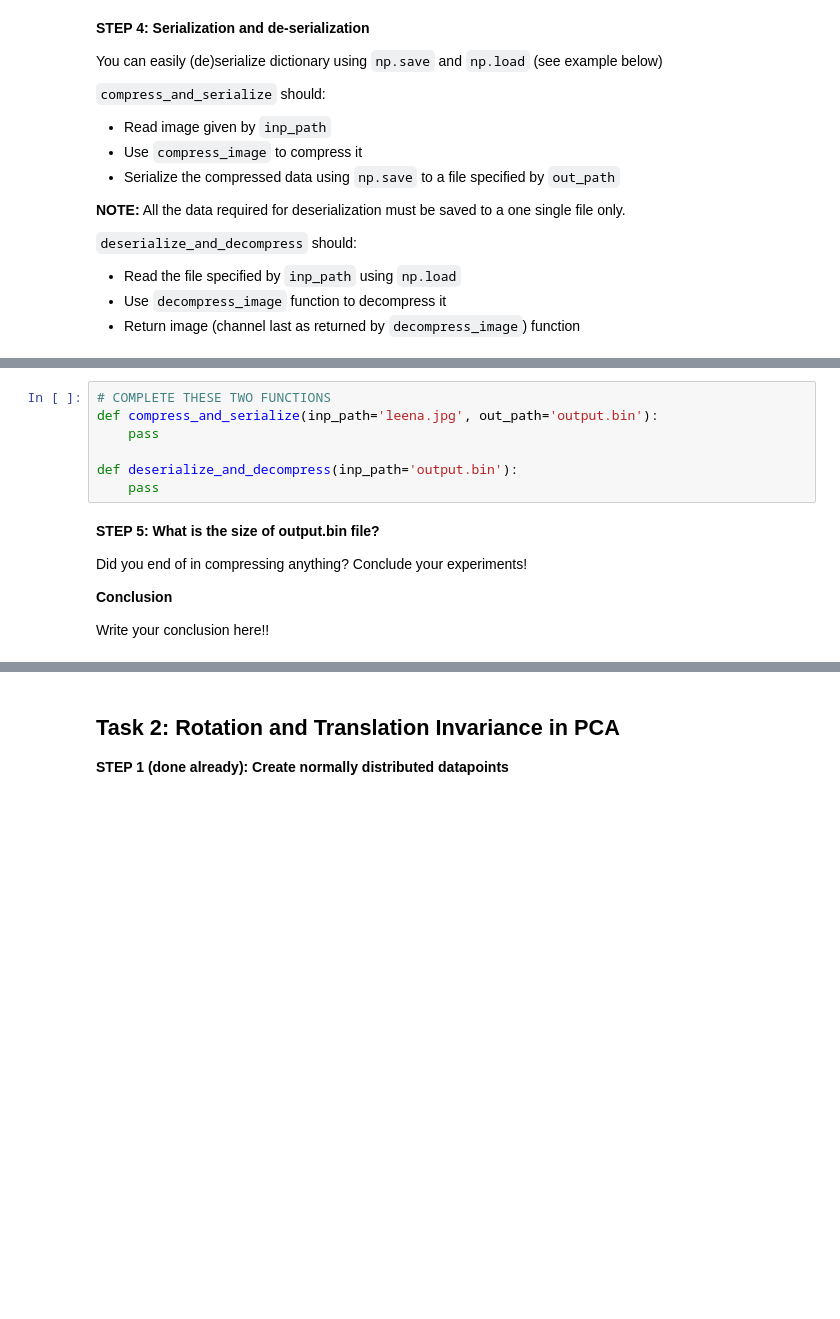
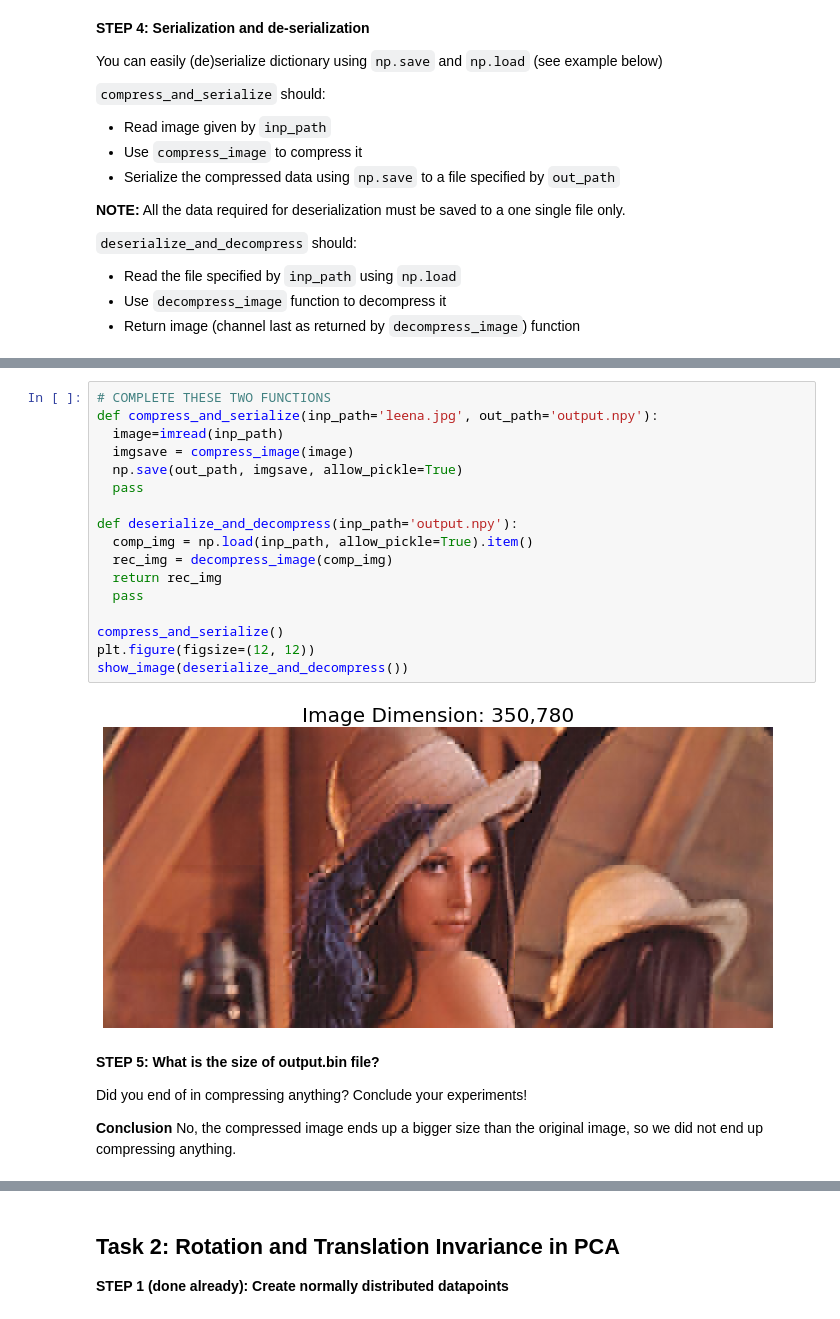
Before and after one commit to hl5chen/TestCollab, a Jupyter notebook: Assignment_1_(PCA).ipynb, the cells around one changed output, grey strips where cells are left out. Drawn from its saved outputs; the diff is of its cells as text; blank space fills up the shorter version.

```diff
--- a/Assignment_1_(PCA).ipynb
+++ b/Assignment_1_(PCA).ipynb
@@ -406,19 +457,30 @@ ds
 {'a': [1, 2, 3], 'b': [4, 5, 6, 7, 8]}
 # %%
 # COMPLETE THESE TWO FUNCTIONS
-def compress_and_serialize(inp_path='leena.jpg', out_path='output.bin'):
-    pass
+def compress_and_serialize(inp_path='leena.jpg', out_path='output.npy'):
+  image=imread(inp_path)
+  imgsave = compress_image(image)
+  np.save(out_path, imgsave, allow_pickle=True)
+  pass
 
-def deserialize_and_decompress(inp_path='output.bin'):
-    pass
+def deserialize_and_decompress(inp_path='output.npy'):
+  comp_img = np.load(inp_path, allow_pickle=True).item()
+  rec_img = decompress_image(comp_img)
+  return rec_img
+  pass
+
+compress_and_serialize()
+plt.figure(figsize=(12, 12))
+show_image(deserialize_and_decompress())
+# %% [output]
+[figure, added]
 # %% [markdown]
 **STEP 5: What is the size of output.bin file?**
 
 Did you end of in compressing anything? Conclude your experiments!
 
 **Conclusion**
-
-Write your conclusion here!!
+No, the compressed image ends up a bigger size than the original image, so we did not end up compressing anything.
 # %%
 import os
 
```
Also changed, not shown: parts of 21 cells of this notebook.
